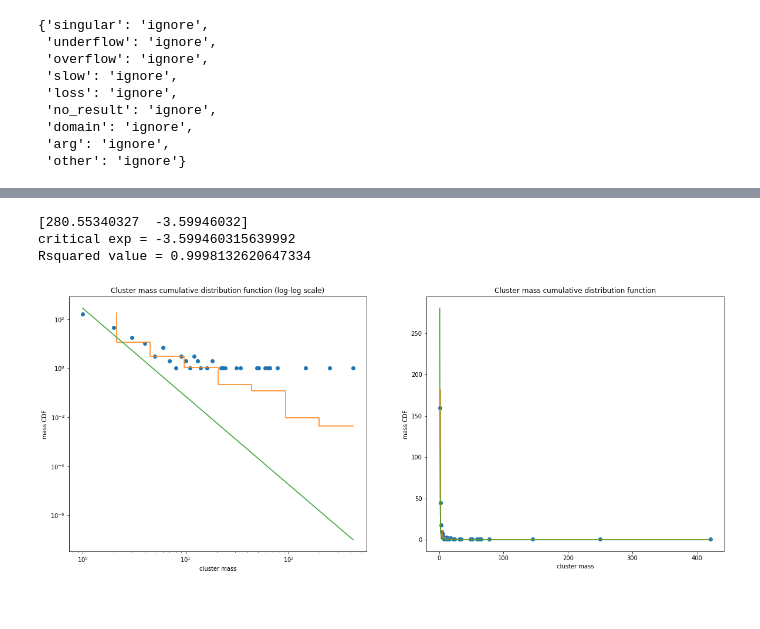
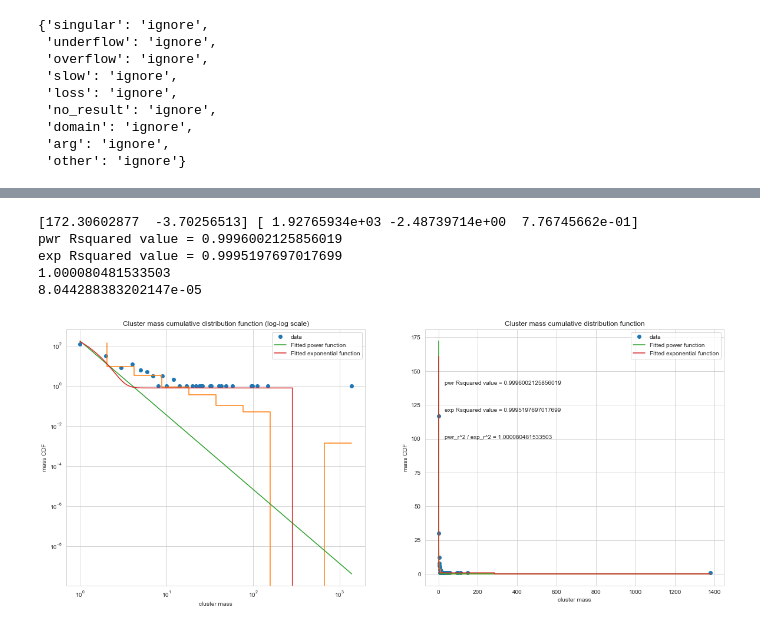
Before and after one commit to trevor-chan/research, a Jupyter notebook: morpho_scripts/network_property_plots.ipynb, the cells around one changed output, grey strips where cells are left out. Saved outputs shown, nothing was run; the diff lists cells and outputs as text; code cells hidden in the pictures.

```diff
--- a/morpho_scripts/network_property_plots.ipynb
+++ b/morpho_scripts/network_property_plots.ipynb
@@ -684,15 +788,27 @@ def plot_fit_params(lineage, output = None, mindist = None):
     #plt.suptitle(lineage.tag + '_' + mindist)
     #plt.savefig(output+'_'+mindist+'.png')
     #plt.show()
-# %%
-a = fit_power(YMRP.items[110])
-print("critical exp = " + str(a[0][1]))
-print("Rsquared value = " + str(a[1]))
-# %% [output]
-[280.55340327  -3.59946032]
-critical exp = -3.599460315639992
-Rsquared value = 0.9998132620647334
-[figure, removed]
+# %%
+network = YMRP.items[126]
+a = fit_power(network)
+#print("critical exp = " + str(a[0][1]))
+print("pwr Rsquared value = " + str(a[1]))
+print("exp Rsquared value = " + str(a[6]))
+print(a[1]/a[6])
+print(a[1]-a[6])
+
+plt.text(30, 140, "pwr Rsquared value = " + str(a[1]))
+plt.text(30, 120, "exp Rsquared value = " + str(a[6]))
+plt.text(30, 100, "pwr_r^2 / exp_r^2 = " + str(a[1]/a[6]))
+
+#plt.savefig("Mass_CDF_fitting", dpi = 75)
+# %% [output]
+[172.30602877  -3.70256513] [ 1.92765934e+03 -2.48739714e+00  7.76745662e-01]
+pwr Rsquared value = 0.9996002125856019
+exp Rsquared value = 0.9995197697017699
+1.000080481533503
+8.044288383202147e-05
+[figure, added]
 # %%
 #Novel/Experimental Parameters
 
```
Also changed, not shown: parts of 29 cells of this notebook, 2 other files.
